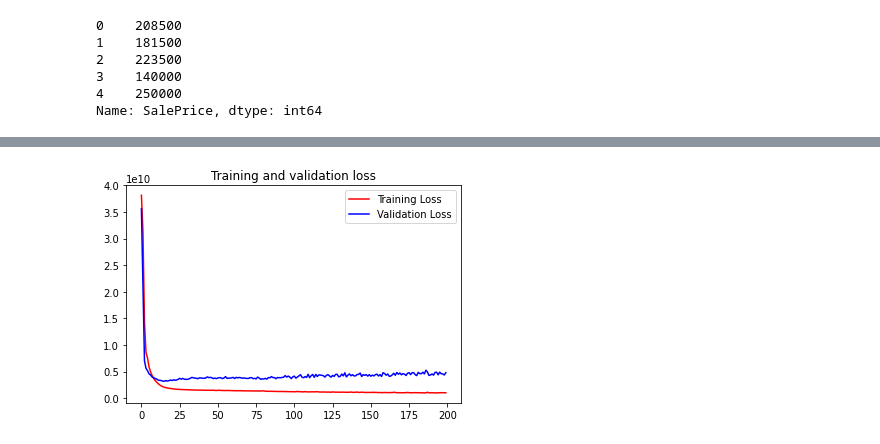
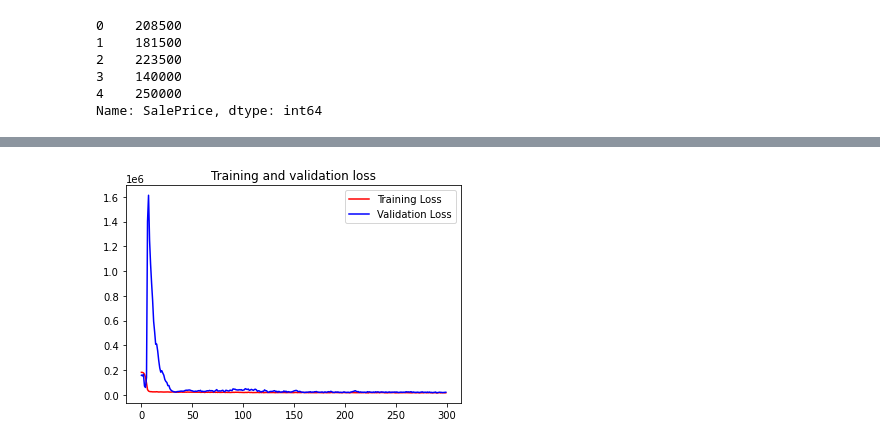
Before and after one commit to galib96/housing-price-prediction-regression, a Jupyter notebook: Housing Price Prediction Kaggle data set.ipynb, the cells around one changed output, grey strips where cells are left out. Saved outputs shown, nothing was run; the diff lists cells and outputs as text; code cells hidden in the pictures.

```diff
--- a/Housing Price Prediction Kaggle data set.ipynb
+++ b/Housing Price Prediction Kaggle data set.ipynb
@@ -153,7 +152,6 @@ df_train['GarageCond'] = df_train['GarageCond'].fillna(df_train['GarageCond'].mo
 # %%
 # fill na values of columns of test dataset with mean value if data is of float type otherwise we're taking the mode.
 
-df_test['LotFrontage'] = df_test['LotFrontage'].fillna(df_test['LotFrontage'].mean())
 df_test['MSZoning'] = df_test['MSZoning'].fillna(df_test['MSZoning'].mode()[0])
 df_test['MasVnrType'] = df_test['MasVnrType'].fillna(df_test['MSZoning'].mode()[0])
 df_test['MasVnrArea'] = df_test['MasVnrArea'].fillna(df_test['MasVnrArea'].mean())
@@ -164,7 +162,6 @@ df_test['BsmtFinType1'] = df_test['BsmtFinType1'].fillna(df_test['BsmtFinType1']
 df_test['BsmtFinType2'] = df_test['BsmtFinType2'].fillna(df_test['BsmtFinType2'].mode()[0])
 df_test['Electrical'] = df_test['Electrical'].fillna(df_test['Electrical'].mode()[0])
 df_test['GarageType'] = df_test['GarageType'].fillna(df_test['GarageType'].mode()[0])
-df_test['GarageYrBlt'] = df_test['GarageYrBlt'].fillna(df_test['GarageYrBlt'].mean())
 df_test['GarageFinish'] = df_test['GarageFinish'].fillna(df_test['GarageFinish'].mode()[0])
 df_test['GarageQual'] = df_test['GarageQual'].fillna(df_test['GarageQual'].mode()[0])
 df_test['GarageCond'] = df_test['GarageCond'].fillna(df_test['GarageCond'].mode()[0])
@@ -505,18 +518,39 @@ feature array shape: (1460, 176)
 label array shape: (1460,)
 # %%
 # Creating function to get a untrained model from tensorflow
+tf.keras.backend.clear_session()
+tf.random.set_seed(10)
 
 def get_model():
   model = Sequential([
-        Dense(50, input_shape=(x_arr.shape[1],),activation='relu'),
-        Dense(25,activation='relu'),
-        Dense(50,activation='relu'),
+        Dense(1024, input_shape=(x_arr.shape[1],)),
+        LeakyReLU(),
+        BatchNormalization(),
+        Dropout(0.25),
+
+        Dense(512),
+        LeakyReLU(),
+        BatchNormalization(),
+        Dropout(0.2),
+
+        Dense(512),
+        LeakyReLU(),
+        BatchNormalization(),
+        Dropout(0.1),
+
+        Dense(512),
+        LeakyReLU(),
+        BatchNormalization(),
+        Dropout(0.05),
+
+        Dense(256,activation='linear'),
         Dense(1)
     ])
 
   model.compile(
-        loss='mse',
-        optimizer='adam',
+        loss='mean_absolute_error',
+        optimizer=Adam(learning_rate=0.005,decay=5e-4),
+        metrics=['mean_absolute_error']
     )
 
   return model
@@ -542,14 +577,14 @@ _________________________________________________________________
 # %%
 # running training on tensorflow DNN
 
-cb = EarlyStopping(monitor='val_loss', patience=10)
+#cb = EarlyStopping(monitor='val_loss', patience=5)
 model = get_model()
 
 history = model.fit(
     x_arr, y_arr,
-    batch_size = 32,
-    validation_split = 0.15,
-    epochs=200,
-    callbacks=[cb]
+    batch_size = 64,
+    validation_split = 0.1,
+    epochs=300,
+    #callbacks=[cb]
 )
 # %% [output]
@@ -573,27 +608,27 @@ Epoch 200/200
 # %%
 # result of the model training
 
 # acc = history.history['accuracy']
 # val_acc = history.history['val_accuracy']
 loss = history.history['loss']
 val_loss = history.history['val_loss']
 
-epochs = range(len(acc))
+epochs = range(len(loss))
 
 # plt.plot(epochs, acc, 'r', label='Training accuracy')
 # plt.plot(epochs, val_acc, 'b', label='Validation accuracy')
 # plt.title('Training and validation accuracy')
 
 plt.figure()
 
 plt.plot(epochs, loss, 'r', label='Training Loss')
 plt.plot(epochs, val_loss, 'b', label='Validation Loss')
 plt.title('Training and validation loss')
 plt.legend()
 
 plt.show()
 # %% [output]
-[figure, old version]
+[figure, new version]
 # %%
 value_pred = model.predict(df_test.values)
 # %%
```
Also changed, not shown: parts of 25 cells of this notebook.
